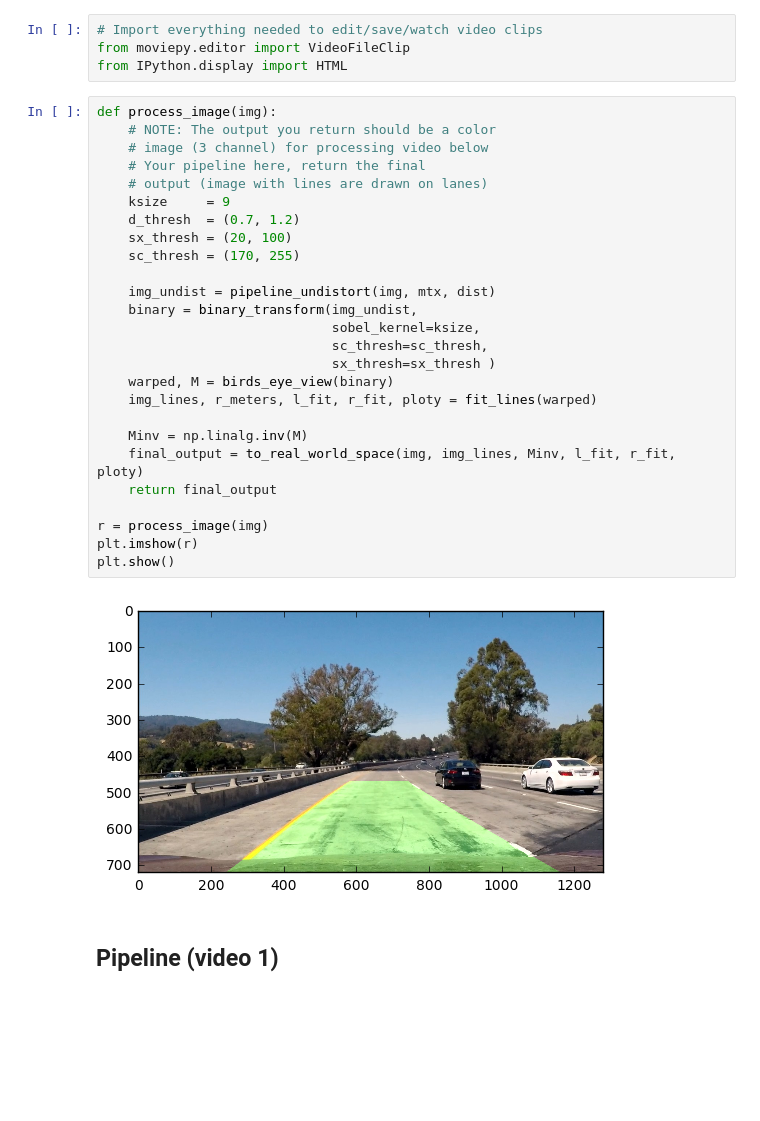
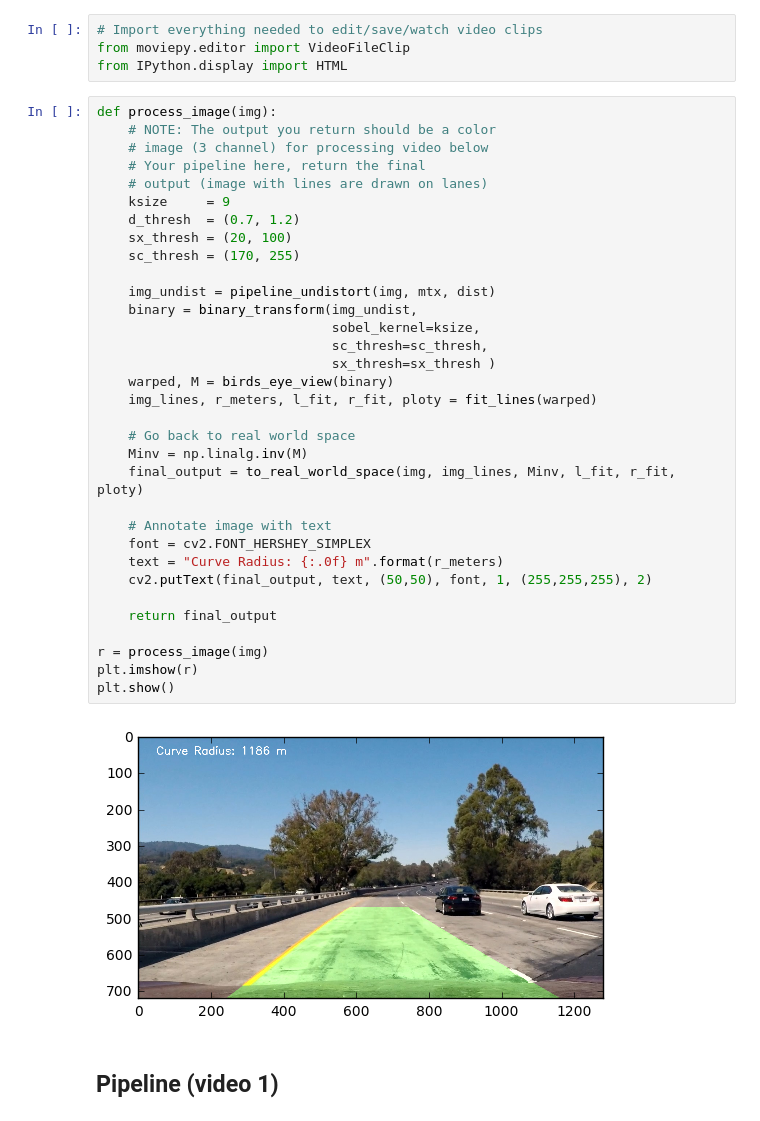
Before and after one commit to Nallo/CarND-P4-Advanced-Lane-Lines, a Jupyter notebook: notebooks/pipeline.ipynb, the cells around one changed output. Drawn from its saved outputs; the diff is of its cells as text; blank space fills up the shorter version.

Commit message:
Add curve radius on image
Signed-off-by: Stefano Martinallo <stefano@sherlock.bike>

```diff
--- a/notebooks/pipeline.ipynb
+++ b/notebooks/pipeline.ipynb
@@ -373,31 +373,38 @@ from IPython.display import HTML
 # %%
 def process_image(img):
     # NOTE: The output you return should be a color
     # image (3 channel) for processing video below
     # Your pipeline here, return the final
     # output (image with lines are drawn on lanes)
     ksize     = 9
     d_thresh  = (0.7, 1.2)
     sx_thresh = (20, 100)
     sc_thresh = (170, 255)
 
     img_undist = pipeline_undistort(img, mtx, dist)
     binary = binary_transform(img_undist,
                               sobel_kernel=ksize,
                               sc_thresh=sc_thresh,
                               sx_thresh=sx_thresh )
     warped, M = birds_eye_view(binary)
     img_lines, r_meters, l_fit, r_fit, ploty = fit_lines(warped)
 
+    # Go back to real world space
     Minv = np.linalg.inv(M)
     final_output = to_real_world_space(img, img_lines, Minv, l_fit, r_fit, ploty)
+
+    # Annotate image with text
+    font = cv2.FONT_HERSHEY_SIMPLEX
+    text = "Curve Radius: {:.0f} m".format(r_meters)
+    cv2.putText(final_output, text, (50,50), font, 1, (255,255,255), 2)
+
     return final_output
 
 r = process_image(img)
 plt.imshow(r)
 plt.show()
 # %% [output]
-[figure, old version]
+[figure, new version]
 # %% [markdown]
 ## Pipeline (video 1)
 # %%
```
Also changed, not shown: parts of 1 cell of this notebook.
